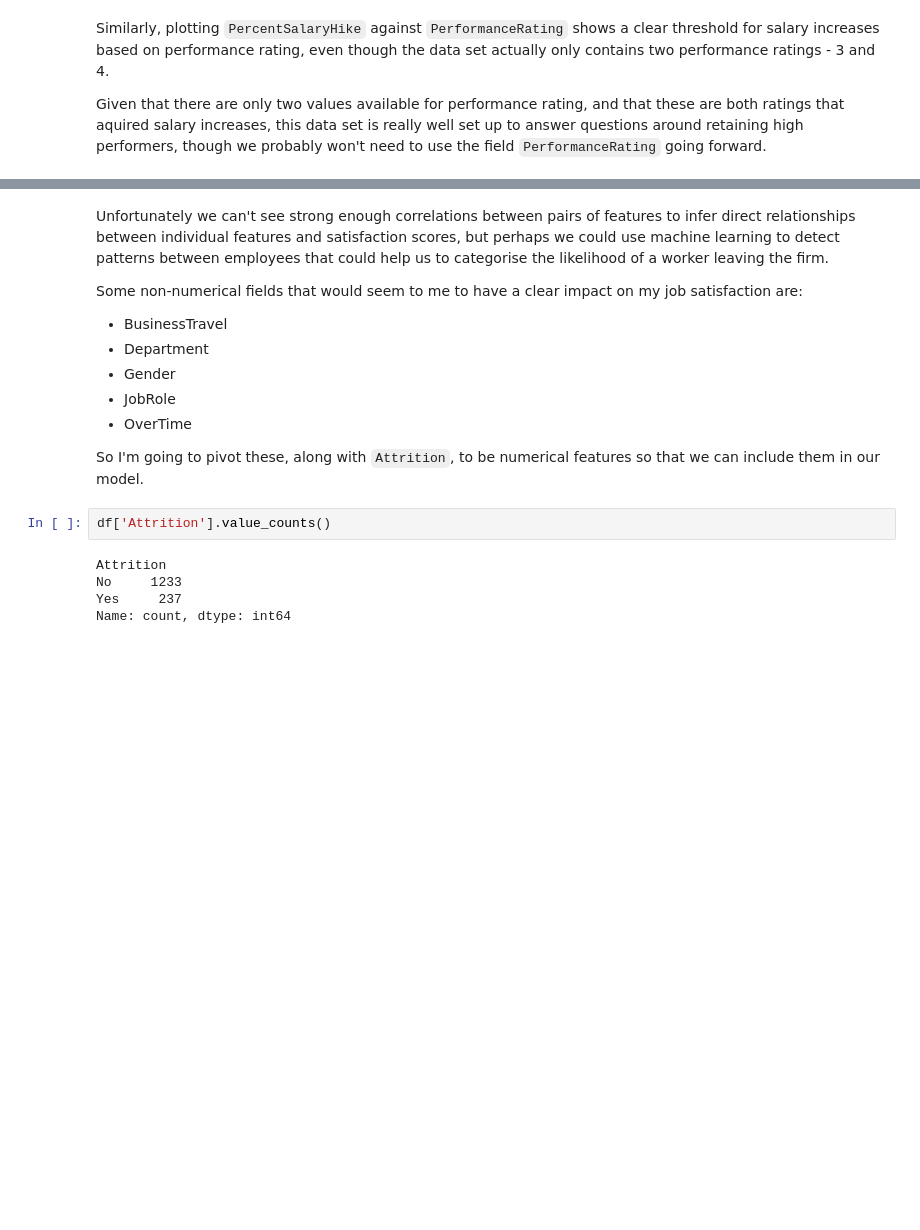
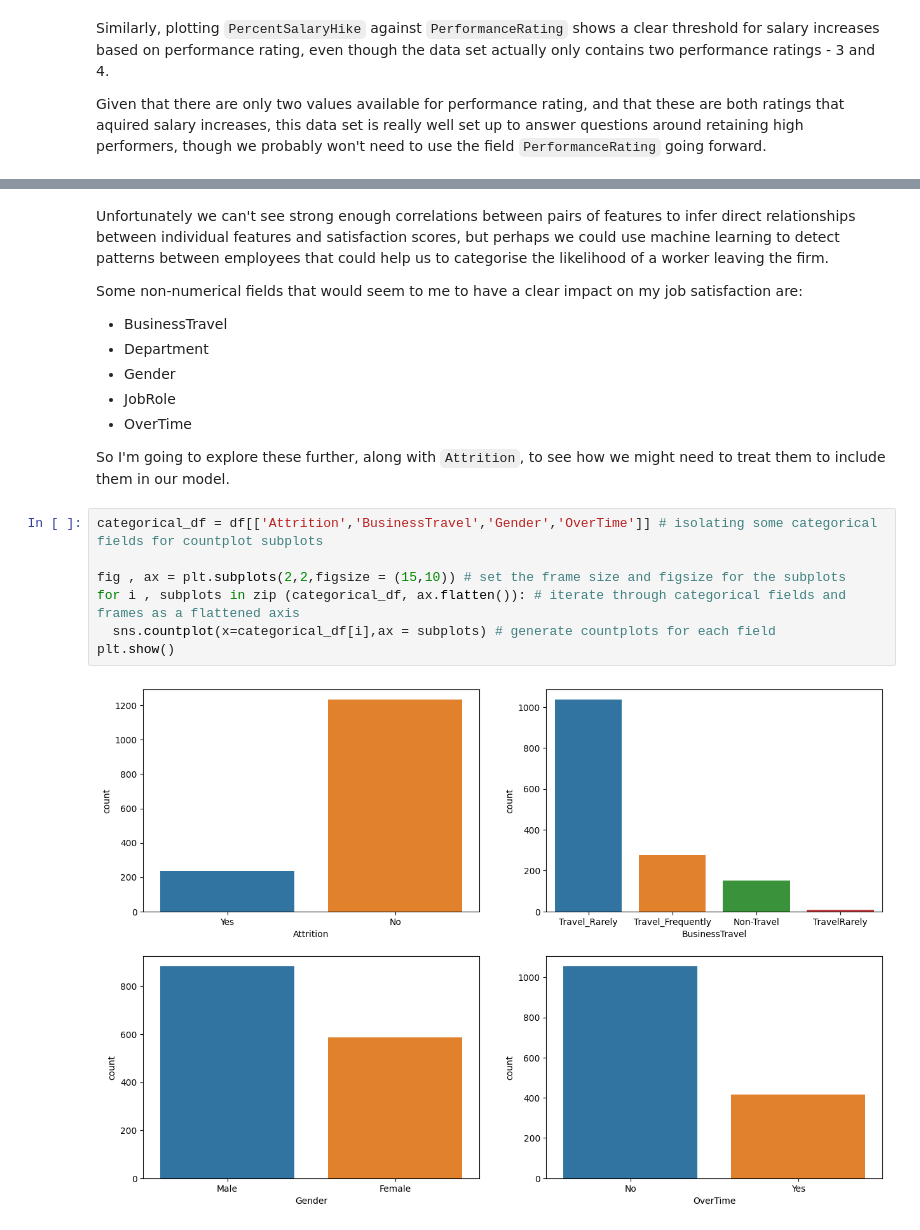
Before and after one commit to ymcgillicuddy/HR-Analytics, a Jupyter notebook: HR Analytics.ipynb, the cells around one changed output, grey strips where cells are left out. Drawn from its saved outputs; the diff is of its cells as text; blank space fills up the shorter version.

```diff
--- a/HR Analytics.ipynb
+++ b/HR Analytics.ipynb
@@ -140,11 +146,13 @@ Some non-numerical fields that would seem to me to have a clear impact on my job
 - JobRole
 - OverTime
 
-So I'm going to pivot these, along with `Attrition`, to be numerical features so that we can include them in our model.
+So I'm going to explore these further, along with `Attrition`, to see how we might need to treat them to include them in our model.
-# %%
-df['Attrition'].value_counts()
-# %% [output]
-Attrition
-No     1233
-Yes     237
-Name: count, dtype: int64
+# %%
+categorical_df = df[['Attrition','BusinessTravel','Gender','OverTime']] # isolating some categorical fields for countplot subplots
+
+fig , ax = plt.subplots(2,2,figsize = (15,10)) # set the frame size and figsize for the subplots
+for i , subplots in zip (categorical_df, ax.flatten()): # iterate through categorical fields and frames as a flattened axis
+  sns.countplot(x=categorical_df[i],ax = subplots) # generate countplots for each field
+plt.show()
+# %% [output]
+[figure, added]
```
Also changed, not shown: parts of 14 cells of this notebook, 2 other files.
